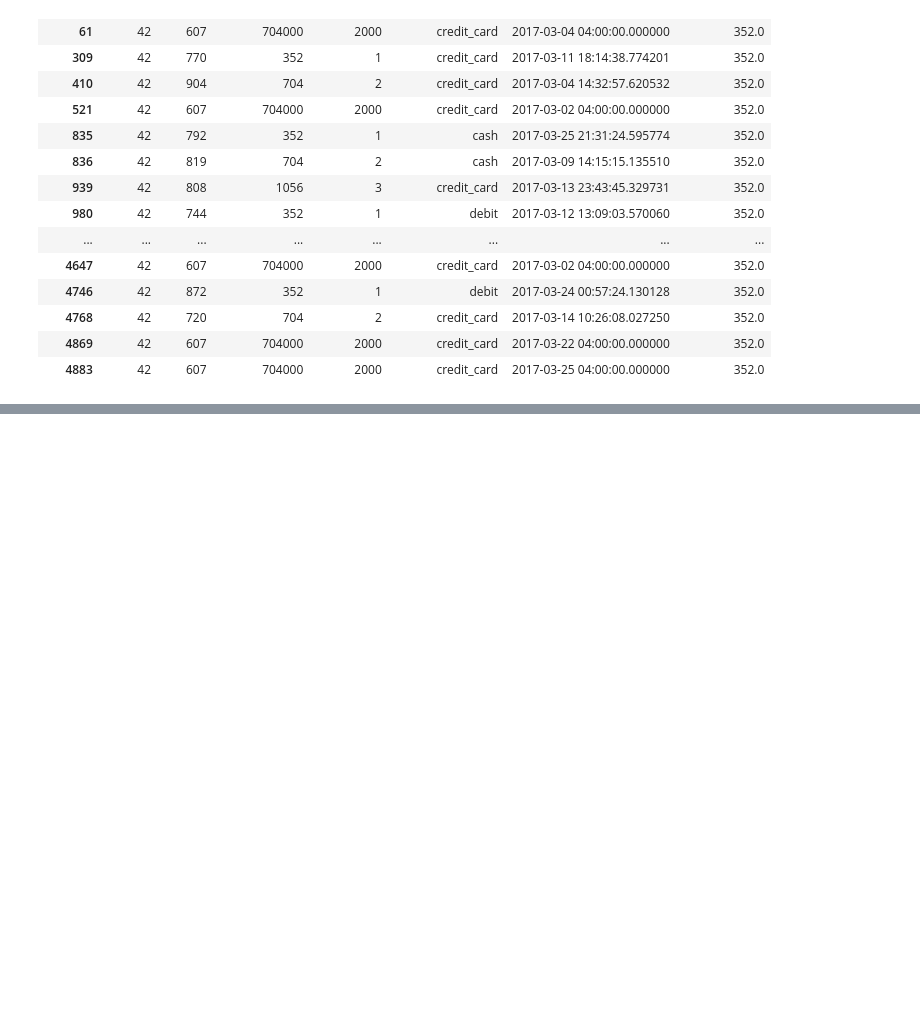
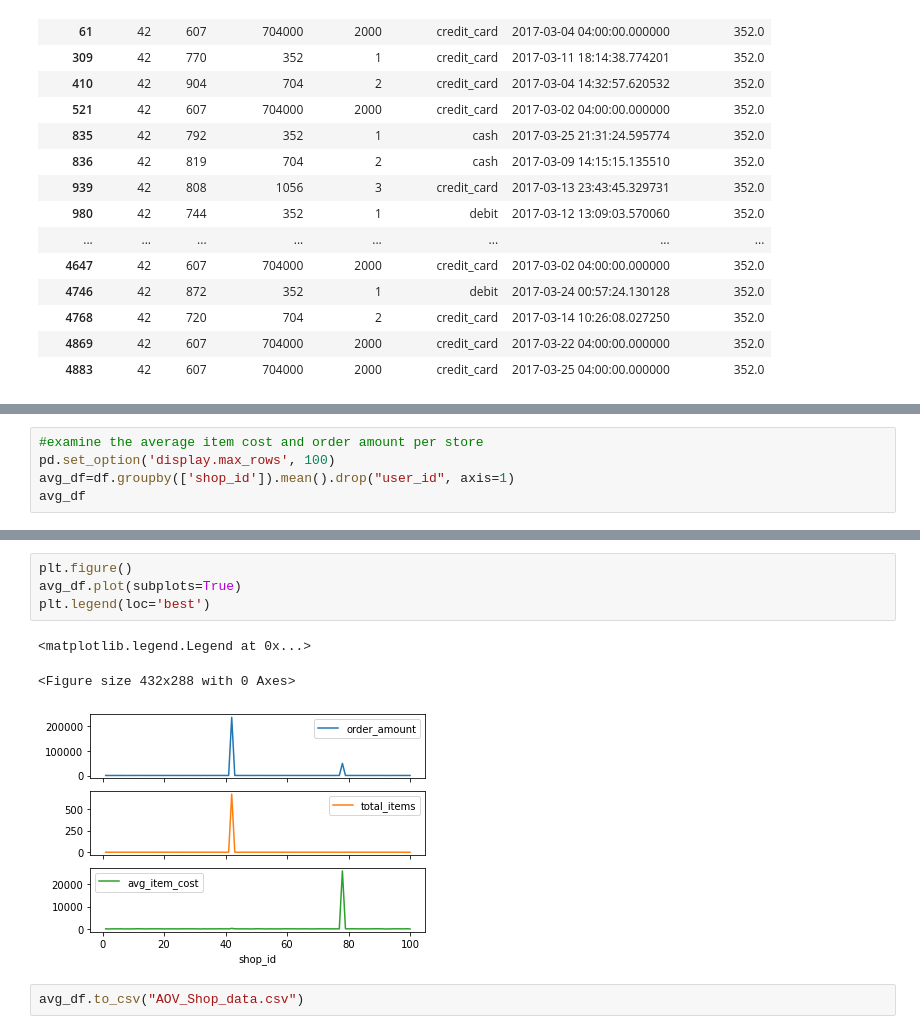
Before and after one commit to smjuni/Shopify_Sneakers, a Jupyter notebook: sneaker_analysis.ipynb, the cells around one changed output, grey strips where cells are left out. Cells and saved outputs as stored; diff of their text form; blank space fills up the shorter version.

```diff
--- a/sneaker_analysis.ipynb
+++ b/sneaker_analysis.ipynb
@@ -233,0 +247,5 @@ ValueError: Cannot index with multidimensional key
+# %%
+#examine the average item cost and order amount per store
+pd.set_option('display.max_rows', 100)
+avg_df=df.groupby(['shop_id']).mean().drop("user_id", axis=1)
+avg_df
@@ -233,0 +271,10 @@ ValueError: Cannot index with multidimensional key
+# %%
+plt.figure()
+avg_df.plot(subplots=True)
+plt.legend(loc='best')
+# %% [output]
+<matplotlib.legend.Legend at 0x...>
+<Figure size 432x288 with 0 Axes>
+[figure, added]
+# %%
+avg_df.to_csv("AOV_Shop_data.csv")
```
Also changed, not shown: parts of 9 cells of this notebook, 3 other files.
